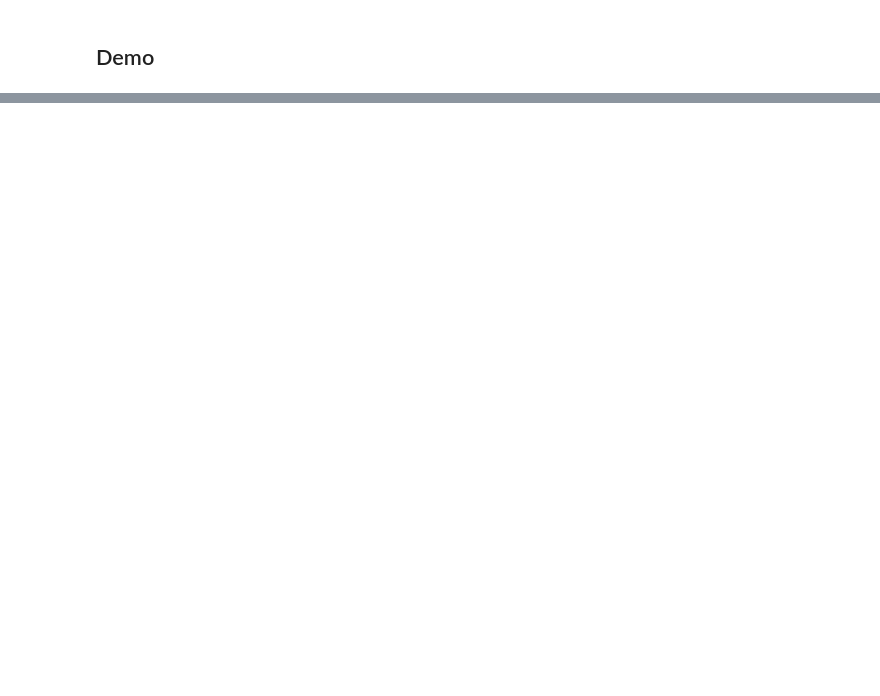
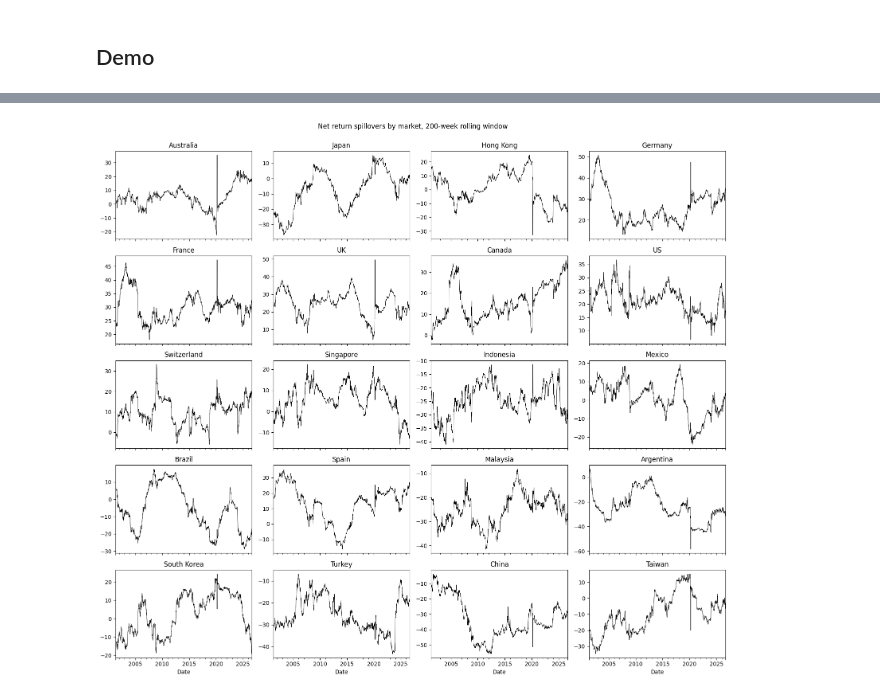
Before and after one commit to zstoi/PyConnectedness, a Jupyter notebook: examples/Demo.ipynb, the cells around one changed output, grey strips where cells are left out. Cells and saved outputs as stored; diff of their text form; code cells hidden in the pictures; blank space fills up the shorter version.

```diff
--- a/examples/Demo.ipynb
+++ b/examples/Demo.ipynb
@@ -74,0 +312,15 @@ raw
+# %%
+fig, axes = plt.subplots(5, 4, figsize=(16, 14), sharex=True)
+ret_dyn.net.plot(
+    subplots=True,
+    ax=axes.ravel(),
+    legend=False,
+    color="black",
+    lw=0.6,
+    title=list(ret_dyn.net.columns),
+)
+fig.suptitle("Net return spillovers by market, 200-week rolling window", y=1.0)
+plt.tight_layout()
+plt.show()
+# %% [output]
+[figure, added]
```
Also changed, not shown: parts of 26 cells of this notebook.
